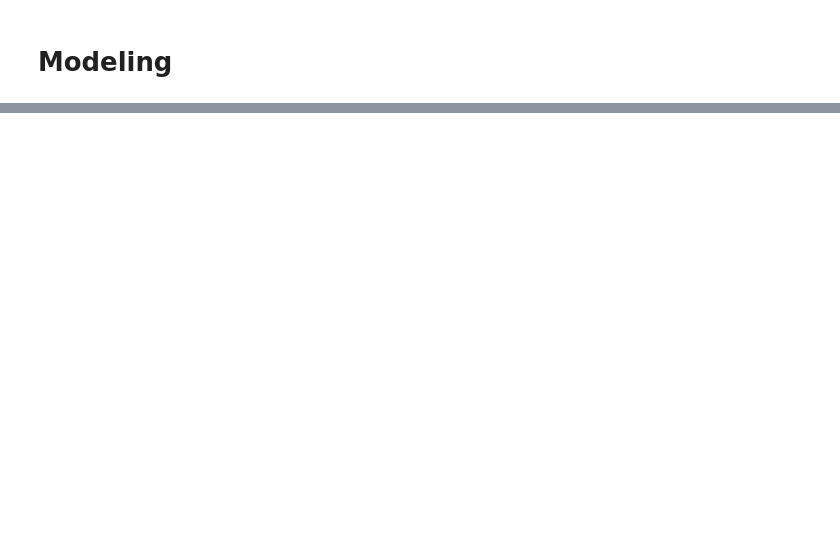
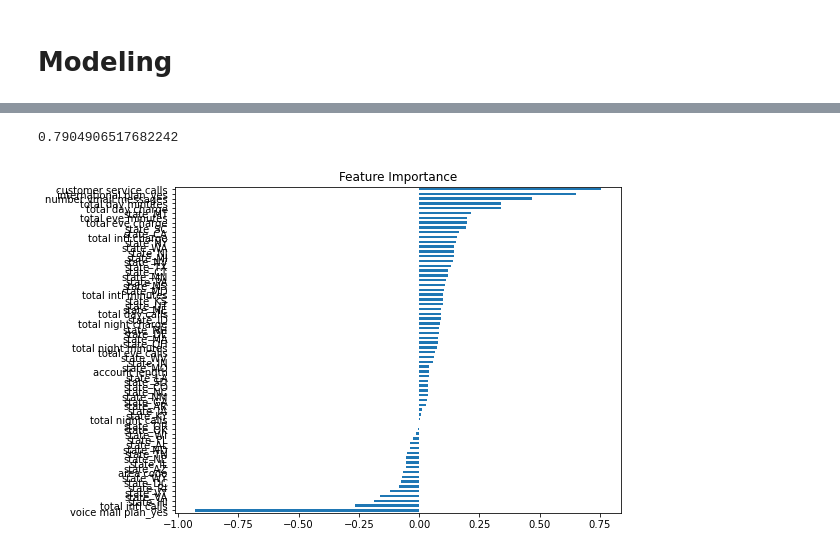
Before and after one commit to Vibora-Polo/Moringa_Phase_3_Project, a Jupyter notebook: notebook.ipynb, the cells around one changed output, grey strips where cells are left out. Cells and saved outputs as stored; diff of their text form; code cells hidden in the pictures; blank space fills up the shorter version.

```diff
--- a/notebook.ipynb
+++ b/notebook.ipynb
@@ -161,7 +161,7 @@ plt.show()
 # encode categorical variables
 df_encoded = pd.get_dummies(
     df,
-    columns=["international plan", "voice mail plan"],
+    columns=["international plan", "voice mail plan", "state"],
     drop_first=True
 )
 # %% [markdown]
@@ -197,0 +205,11 @@ NameError: name 'X_train_scaled' is not defined
+# %%
+roc_auc_score(y_test, y_prob_log)
+# %% [output]
+0.7904906517682242
+# %%
+coefficients = pd.Series(log_model.coef_[0], index=X.columns)
+coefficients.sort_values().plot(kind="barh", figsize=(8,6))
+plt.title("Feature Importance")
+plt.show()
+# %% [output]
+[figure, added]
```
Also changed, not shown: parts of 13 cells of this notebook, 1 other file.
